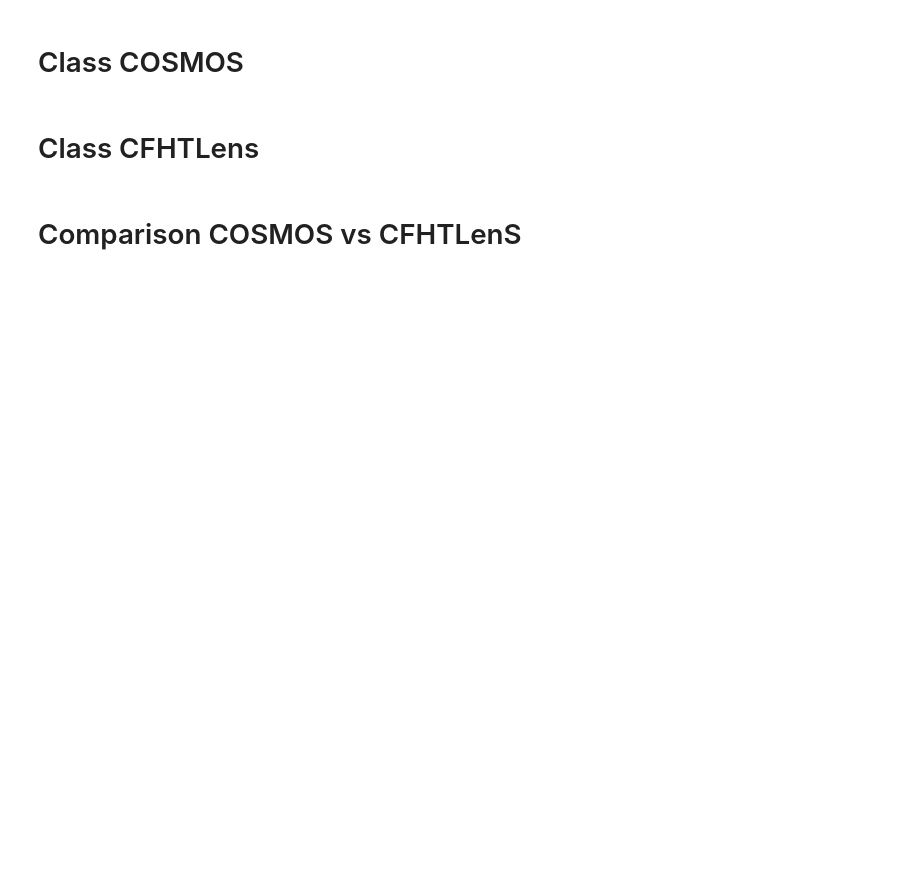
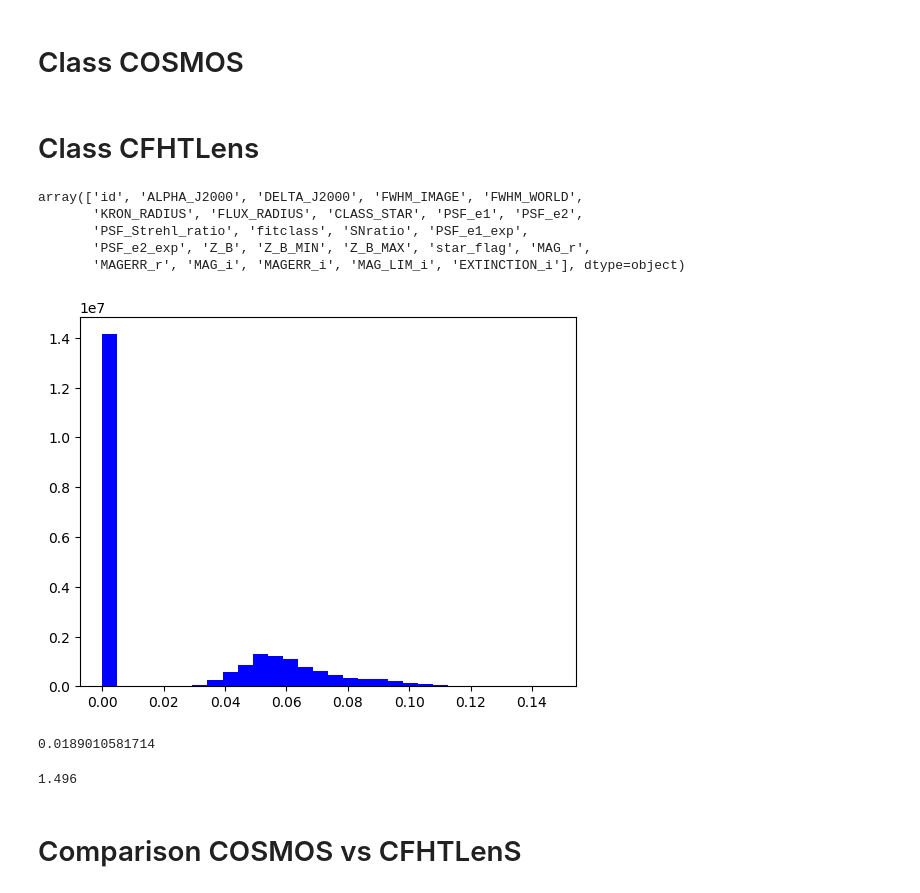
Before and after one commit to GiorgioManzoni/PAUS_code, a Jupyter notebook: 011_radius_essential.ipynb, the cells around one changed output. Cells and saved outputs as stored; diff of their text form; code cells hidden in the pictures; blank space fills up the shorter version.

```diff
--- a/011_radius_essential.ipynb
+++ b/011_radius_essential.ipynb
@@ -96,6 +128,25 @@ class CFHTLens:
         return np.where(self.MAG_i<=i_mag_cut)
 # %%
 cfhtlens = CFHTLens()
+# %%
+cfhtlens.get_names()
+# %% [output]
+array(['id', 'ALPHA_J2000', 'DELTA_J2000', 'FWHM_IMAGE', 'FWHM_WORLD',
+       'KRON_RADIUS', 'FLUX_RADIUS', 'CLASS_STAR', 'PSF_e1', 'PSF_e2',
+       'PSF_Strehl_ratio', 'fitclass', 'SNratio', 'PSF_e1_exp',
+       'PSF_e2_exp', 'Z_B', 'Z_B_MIN', 'Z_B_MAX', 'star_flag', 'MAG_r',
+       'MAGERR_r', 'MAG_i', 'MAGERR_i', 'MAG_LIM_i', 'EXTINCTION_i'], dtype=object)
+# %%
+plt.hist(cfhtlens.PSF_Strehl_ratio,bins=30)
+plt.show()
+print np.median(cfhtlens.PSF_eTOT_pix[np.where(cfhtlens.PSF_eTOT_pix>0.0)])
+# %% [output]
+[figure, added]
+0.0189010581714
+# %%
+8*0.187
+# %% [output]
+1.496
 # %% [markdown]
 # Comparison COSMOS vs CFHTLenS
 # %%
```
Also changed, not shown: parts of 8 cells of this notebook.
